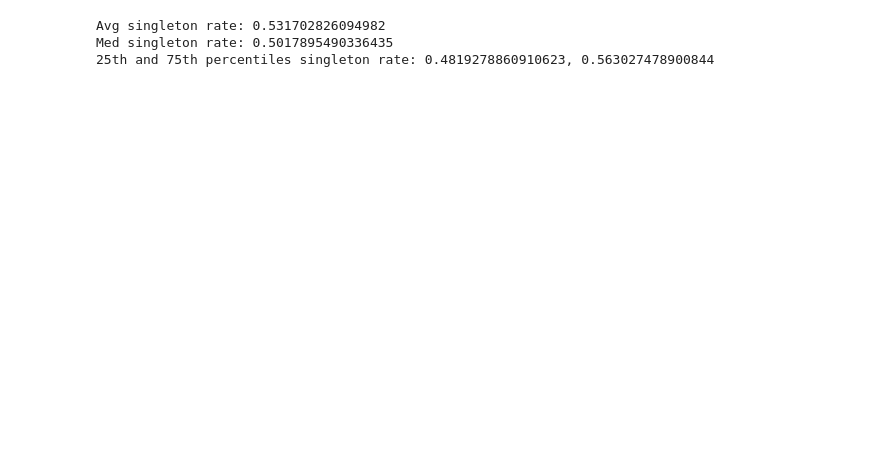
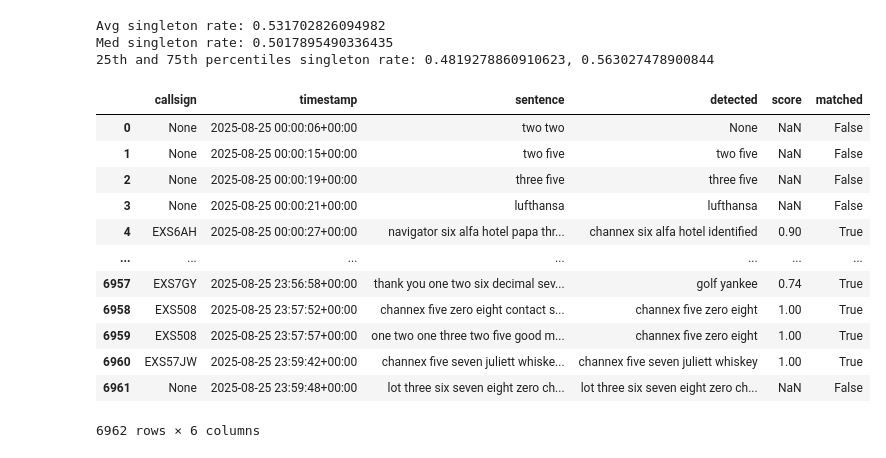
Before and after one commit to kruuZHAW/atc_clearances, a Jupyter notebook: notebooks/01_transcription_performance.ipynb, the cells around one changed output. Cells and saved outputs as stored; diff of their text form; code cells hidden in the pictures; blank space fills up the shorter version.

```diff
--- a/notebooks/01_transcription_performance.ipynb
+++ b/notebooks/01_transcription_performance.ipynb
@@ -488,5 +507,21 @@ print(f"25th and 75th percentiles singleton rate: {np.quantile(singleton_rate, 0
 Avg singleton rate: 0.531702826094982
 Med singleton rate: 0.5017895490336435
 25th and 75th percentiles singleton rate: 0.4819278860910623, 0.563027478900844
+# %%
+callsigns_coms["20250825"]
+# %% [output]
+|  | callsign | timestamp | sentence | detected | score | matched |
+| 0 | None | 2025-08-25 00:00:06+00:00 | two two | None | NaN | False |
+| 1 | None | 2025-08-25 00:00:15+00:00 | two five | two five | NaN | False |
+| 2 | None | 2025-08-25 00:00:19+00:00 | three five | three five | NaN | False |
+| 3 | None | 2025-08-25 00:00:21+00:00 | lufthansa | lufthansa | NaN | False |
+| 4 | EXS6AH | 2025-08-25 00:00:27+00:00 | navigator six alfa hotel papa thr... | channex six alfa hotel identified | 0.90 | True |
+| ... | ... | ... | ... | ... | ... | ... |
+| 6957 | EXS7GY | 2025-08-25 23:56:58+00:00 | thank you one two six decimal sev... | golf yankee | 0.74 | True |
+| 6958 | EXS508 | 2025-08-25 23:57:52+00:00 | channex five zero eight contact s... | channex five zero eight | 1.00 | True |
+| 6959 | EXS508 | 2025-08-25 23:57:57+00:00 | one two one three two five good m... | channex five zero eight | 1.00 | True |
+| 6960 | EXS57JW | 2025-08-25 23:59:42+00:00 | channex five seven juliett whiske... | channex five seven juliett whiskey | 1.00 | True |
+| 6961 | None | 2025-08-25 23:59:48+00:00 | lot three six seven eight zero ch... | lot three six seven eight zero ch... | NaN | False |
+6962 rows × 6 columns
 # %%
 # Gaps between communications of a same conversation (same callsign)
```
Also changed, not shown: parts of 7 cells of this notebook, 8 other files.
